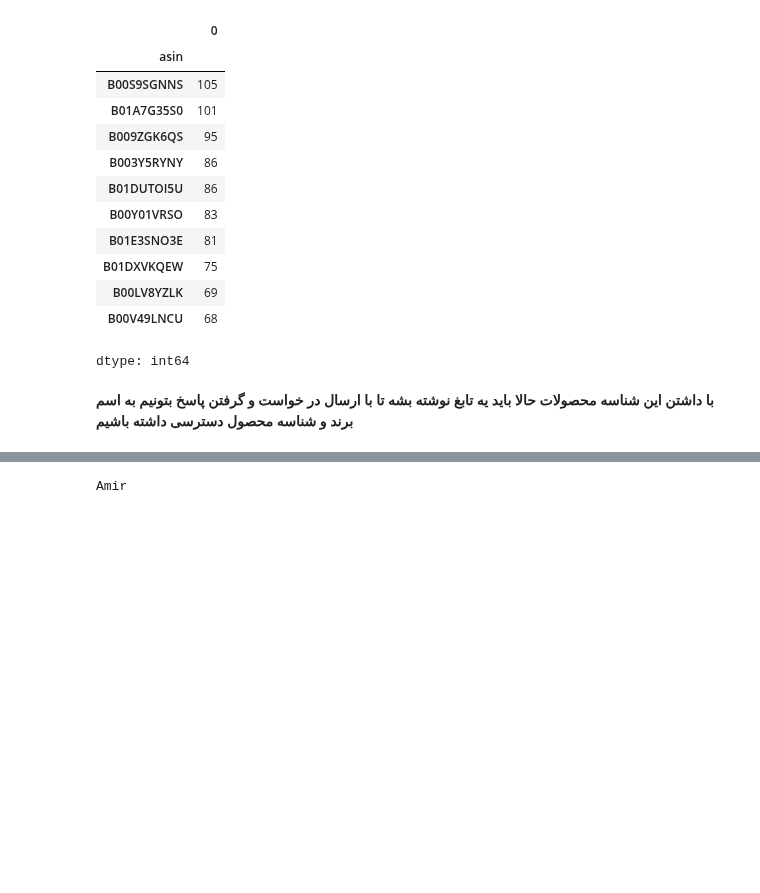
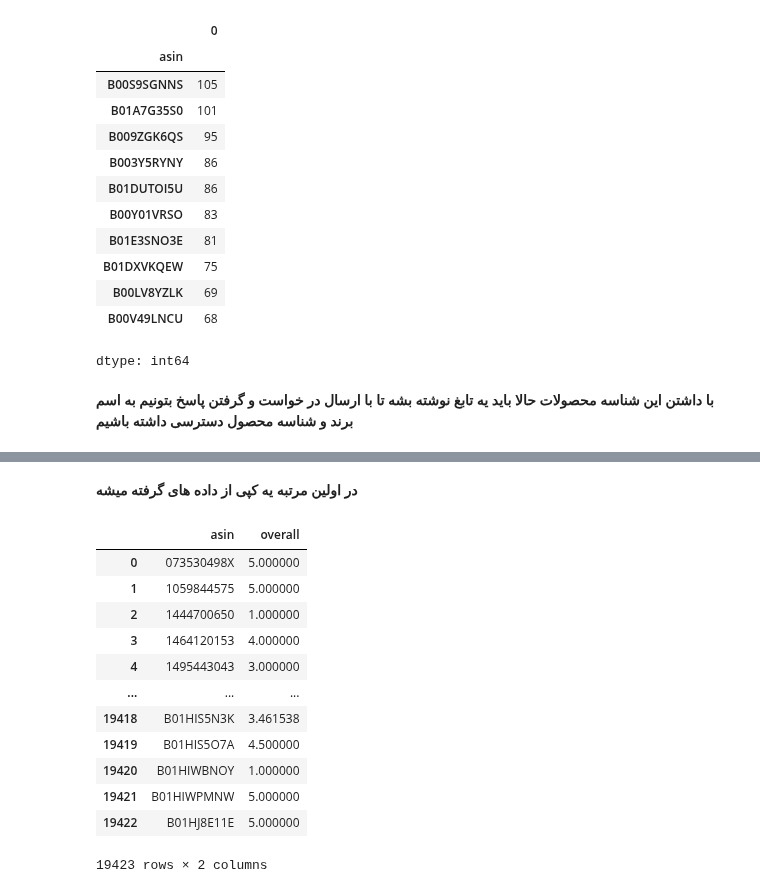
Before and after one commit to aminrafi394/ai-second-project, a Jupyter notebook: Part_One_4_5_6.ipynb, the cells around one changed output, grey strips where cells are left out. Drawn from its saved outputs; the diff is of its cells as text; code cells hidden in the pictures; blank space fills up the shorter version.

```diff
--- a/Part_One_4_5_6.ipynb
+++ b/Part_One_4_5_6.ipynb
@@ -285,4 +285,27 @@ target_frame
-# %%
-print("Amir")
-# %% [output]
-Amir
+# %% [markdown]
+**در اولین مرتبه یه کپی از داده های گرفته میشه**
+# %%
+copy_data = train_data.copy()
+# %%
+copy_data = copy_data.dropna()
+# %%
+copy_data = copy_data.groupby(["asin"]).agg(
+    {"overall" : "mean"}
+)
+copy_data = copy_data.reset_index()
+# %%
+copy_data
+# %% [output]
+|  | asin | overall |
+| 0 | 073530498X | 5.000000 |
+| 1 | 1059844575 | 5.000000 |
+| 2 | 1444700650 | 1.000000 |
+| 3 | 1464120153 | 4.000000 |
+| 4 | 1495443043 | 3.000000 |
+| ... | ... | ... |
+| 19418 | B01HIS5N3K | 3.461538 |
+| 19419 | B01HIS5O7A | 4.500000 |
+| 19420 | B01HIWBNOY | 1.000000 |
+| 19421 | B01HIWPMNW | 5.000000 |
+| 19422 | B01HJ8E11E | 5.000000 |
+19423 rows × 2 columns
```
Also changed, not shown: parts of 5 cells of this notebook.
